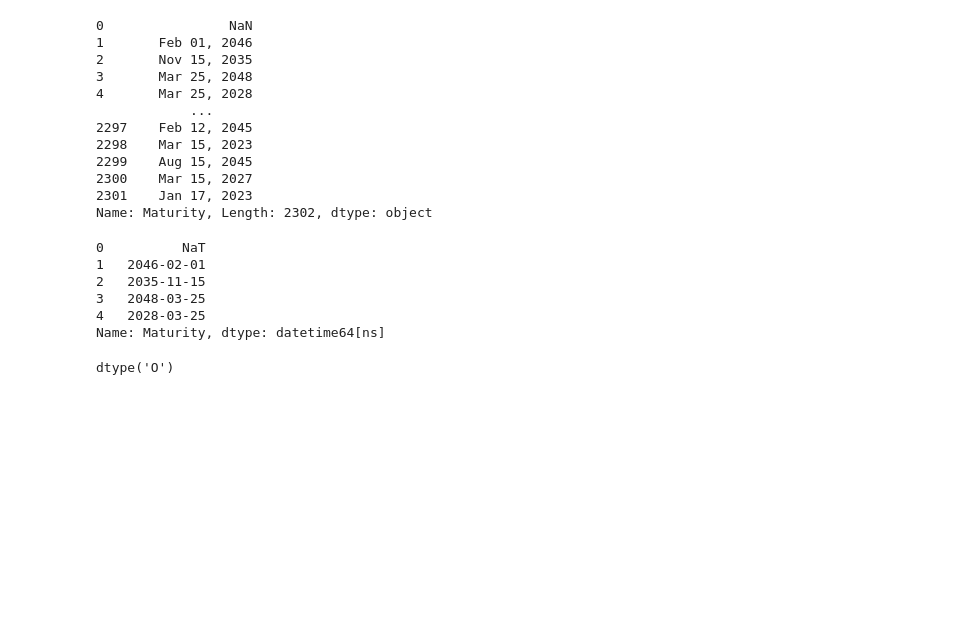
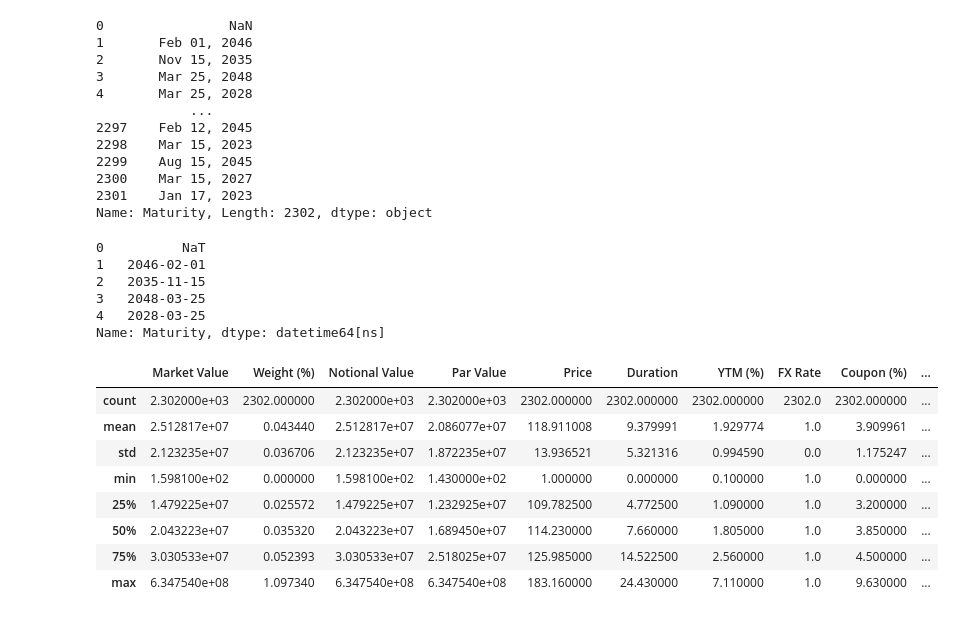
Before and after one commit to malte-n/Data-Science-Portfolio, a Jupyter notebook: us_bonds_analysis/us_bonds_analysis.ipynb, the cells around one changed output. Drawn from its saved outputs; the diff is of its cells as text; code cells hidden in the pictures; blank space fills up the shorter version.

```diff
--- a/us_bonds_analysis/us_bonds_analysis.ipynb
+++ b/us_bonds_analysis/us_bonds_analysis.ipynb
@@ -1,9 +1,14 @@
 # %%
 import pandas as pd
 import numpy as np
-import datetime as dt
+import datetime
+import matplotlib.pyplot as plt
+
 
 df = pd.read_excel('iShares-iBoxx--Investment-Grade-Corporate-Bond-ETF_fund.xls', skiprows=7)
+
+# shows all columns
+pd.set_option('display.max_columns', None)
 df.head()
 # %% [output]
 |  | Name | Sector | Asset Class | Market Value | Weight (%) | Notional Value | Par Value | CUSIP | ISIN | ... |
@@ -46,4 +48,12 @@ df['Maturity'] = df['Maturity'].apply(lambda x: x.strip())
-# %%
-df['Maturity'].dtype
-# %% [output]
-dtype('O')
+# %%
+df.describe()
+# %% [output]
+|  | Market Value | Weight (%) | Notional Value | Par Value | Price | Duration | YTM (%) | FX Rate | Coupon (%) | ... |
+| count | 2.302000e+03 | 2302.000000 | 2.302000e+03 | 2.302000e+03 | 2302.000000 | 2302.000000 | 2302.000000 | 2302.0 | 2302.000000 | ... |
+| mean | 2.512817e+07 | 0.043440 | 2.512817e+07 | 2.086077e+07 | 118.911008 | 9.379991 | 1.929774 | 1.0 | 3.909961 | ... |
+| std | 2.123235e+07 | 0.036706 | 2.123235e+07 | 1.872235e+07 | 13.936521 | 5.321316 | 0.994590 | 0.0 | 1.175247 | ... |
+| min | 1.598100e+02 | 0.000000 | 1.598100e+02 | 1.430000e+02 | 1.000000 | 0.000000 | 0.100000 | 1.0 | 0.000000 | ... |
+| 25% | 1.479225e+07 | 0.025572 | 1.479225e+07 | 1.232925e+07 | 109.782500 | 4.772500 | 1.090000 | 1.0 | 3.200000 | ... |
+| 50% | 2.043223e+07 | 0.035320 | 2.043223e+07 | 1.689450e+07 | 114.230000 | 7.660000 | 1.805000 | 1.0 | 3.850000 | ... |
+| 75% | 3.030533e+07 | 0.052393 | 3.030533e+07 | 2.518025e+07 | 125.985000 | 14.522500 | 2.560000 | 1.0 | 4.500000 | ... |
+| max | 6.347540e+08 | 1.097340 | 6.347540e+08 | 6.347540e+08 | 183.160000 | 24.430000 | 7.110000 | 1.0 | 9.630000 | ... |
```
Also changed, not shown: parts of 6 cells of this notebook, 2 other files.
